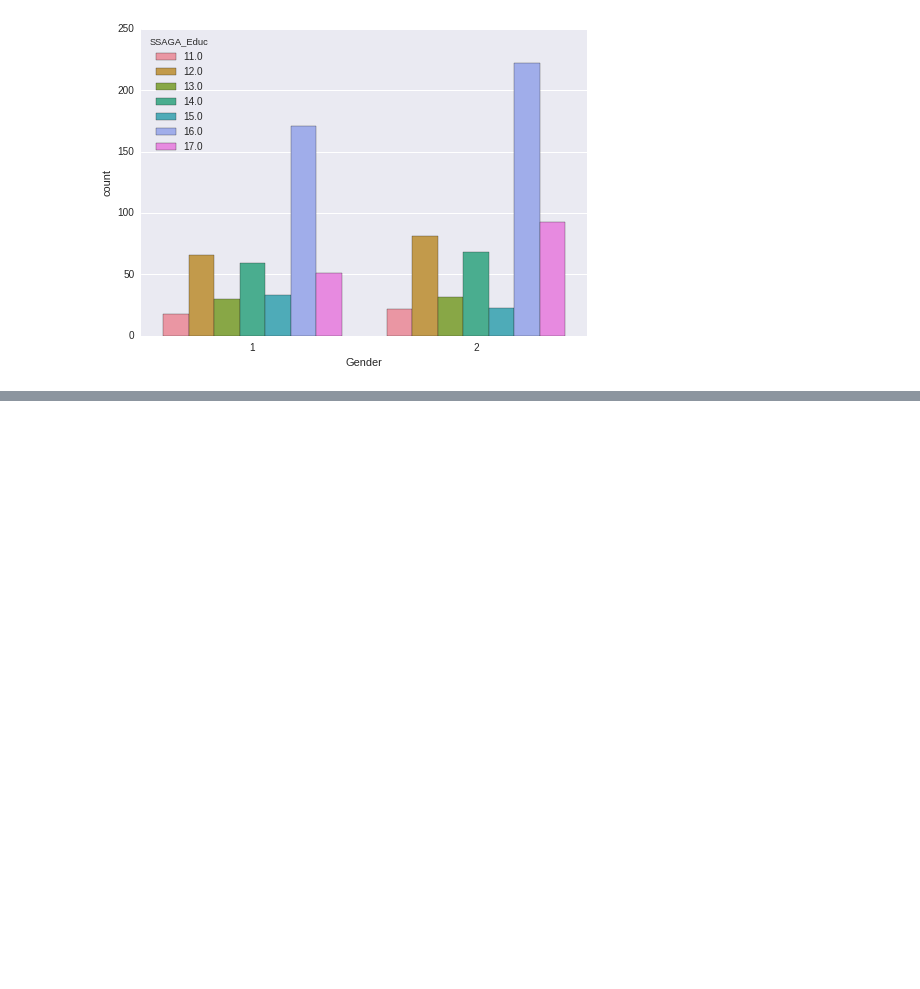
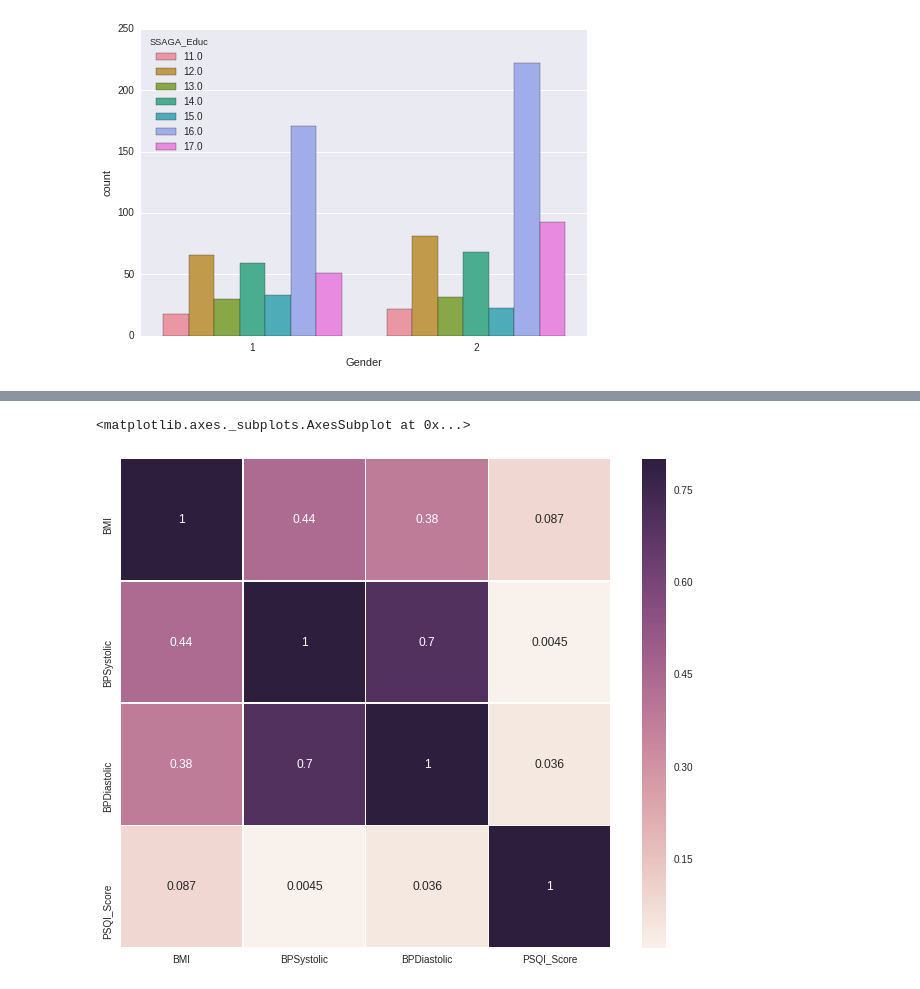
Before and after one commit to SIMEXP/hcp, a Jupyter notebook: HCP_pheno-corr_language-Copy1.ipynb, the cells around one changed output, grey strips where cells are left out. Drawn from its saved outputs; the diff is of its cells as text; code cells hidden in the pictures; blank space fills up the shorter version.

Commit message:
added physiological data

```diff
--- a/HCP_pheno-corr_language-Copy1.ipynb
+++ b/HCP_pheno-corr_language-Copy1.ipynb
@@ -21,7 +22,7 @@ import scipy.io as sio
 sns.set(color_codes=True)
 # %%
 # Load pheno file
-path_root = '/media/yassinebha/database29/Drive/HCP/'
+path_root = '/home/yassinebha/Drive/HCP/'
 data = pd.read_csv(os.path.join(path_root,'subtypes_scores/26-10-2016/pheno/hcp_all_pheno.csv'))
 data.head()
 # %% [output]
@@ -139,0 +151,4 @@ sns.countplot(x='Gender',hue='SSAGA_Educ',data=data_demog)
+# %%
+behav_physio = ["BMI","BPSystolic","BPDiastolic","PSQI_Score"]
+data_physio = data.get(behav_physio)
+data_physio.head()
@@ -139,0 +162,6 @@ sns.countplot(x='Gender',hue='SSAGA_Educ',data=data_demog)
+# %%
+f, ax = plt.subplots(figsize=(11, 9))
+sns.heatmap(data_physio.corr(),linewidths=.5,annot=True,ax=ax,vmax=.8)
+# %% [output]
+<matplotlib.axes._subplots.AxesSubplot at 0x...>
+[figure, added]
```
Also changed, not shown: parts of 10 cells of this notebook.
